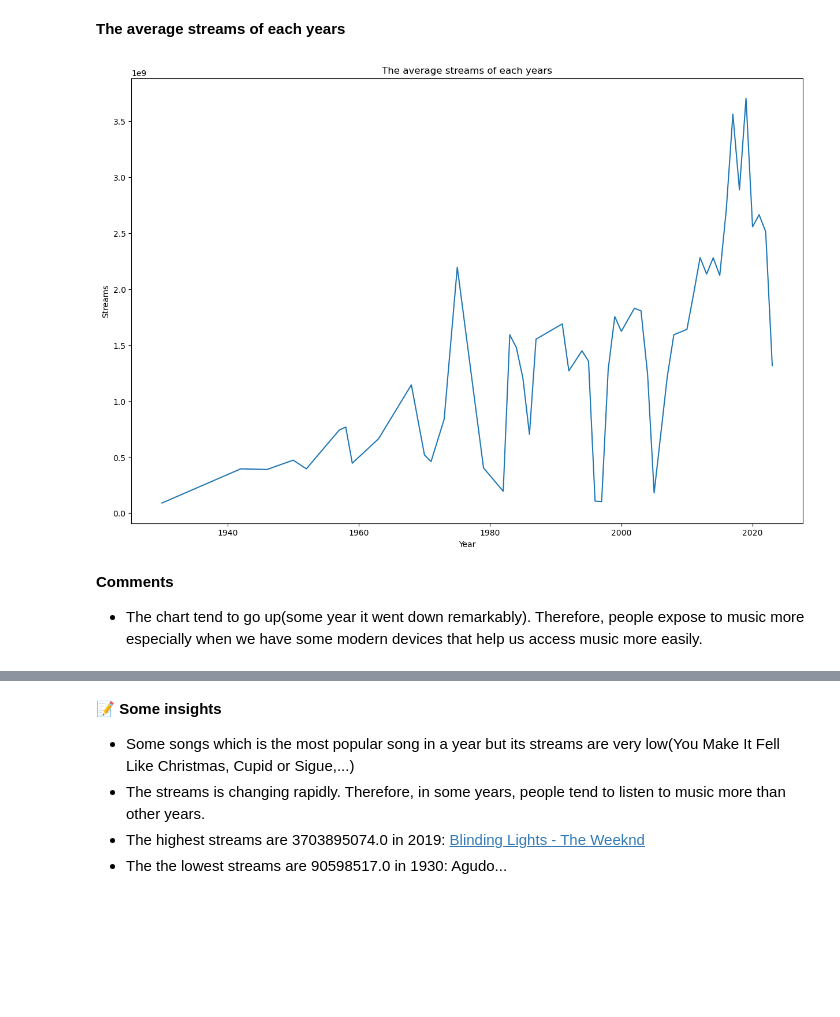
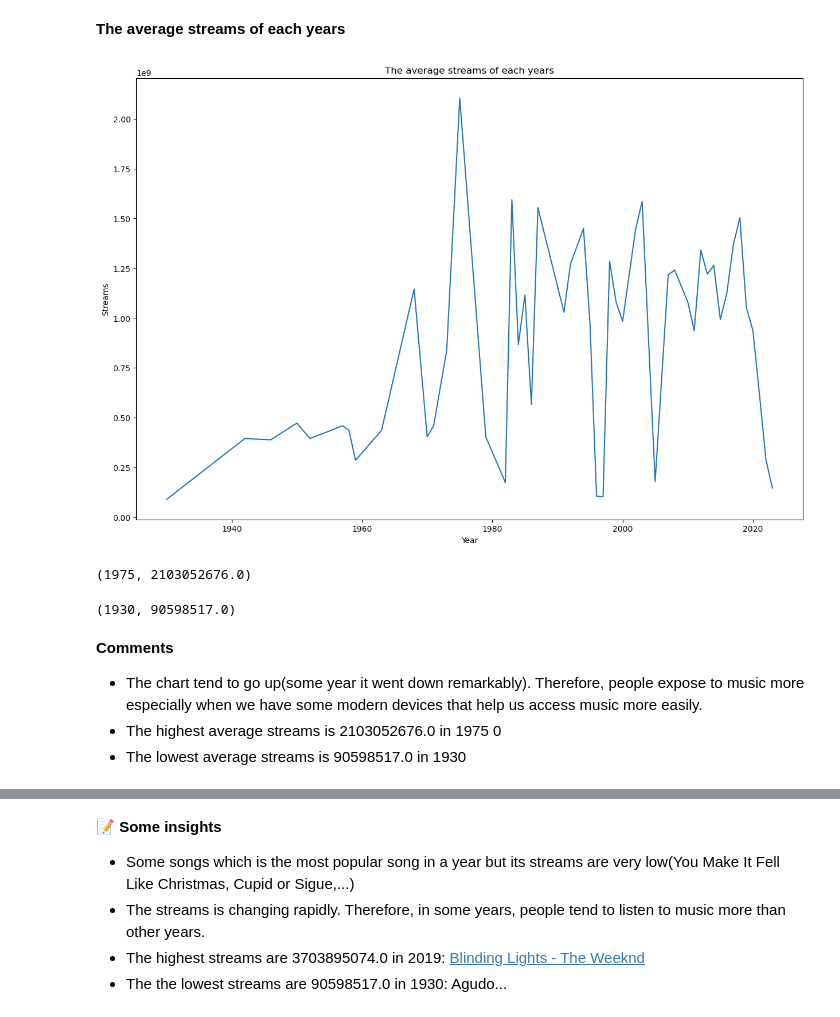
Before and after one commit to khanhnhan1512/Final-Project-DS-Programming, a Jupyter notebook: 03-Question_1.ipynb, the cells around one changed output, grey strips where cells are left out. Cells and saved outputs as stored; diff of their text form; code cells hidden in the pictures; blank space fills up the shorter version.

Commit message:
different best songs from different charts, fix average streams of each year and songs that appear the most in each platforms

```diff
--- a/03-Question_1.ipynb
+++ b/03-Question_1.ipynb
@@ -175,16 +171,27 @@ plt.plot(changing_rate_df.keys(), changing_rate_df.values());
 # %% [markdown]
 **The average streams of each years**
 # %%
-avg_stream_df = best_songs_df.T[['streams', 'released_year']].groupby(['released_year']).mean()
+avg_stream_df = df[['released_year', 'streams']].groupby(by='released_year').mean()
 
 plt.figure(figsize=(15, 10))
 plt.title('The average streams of each years')
 plt.xlabel('Year')
 plt.ylabel('Streams')
 plt.plot(avg_stream_df.index, avg_stream_df.values);
 # %% [output]
-[figure, old version]
+[figure, new version]
+# %%
+avg_stream_df['streams'].idxmax(), avg_stream_df['streams'].max()
+# %% [output]
+(1975, 2103052676.0)
+# %%
+avg_stream_df['streams'].idxmin(), avg_stream_df['streams'].min()
+# %% [output]
+(1930, 90598517.0)
 # %% [markdown]
 **Comments**
 
 - The chart tend to go up(some year it went down remarkably). Therefore, people expose to music more especially when we have some modern devices that help us access music more easily.
+- The highest average streams is 2103052676.0 in 1975
+0
+- The lowest average streams is 90598517.0 in 1930
```
Also changed, not shown: parts of 18 cells of this notebook.
